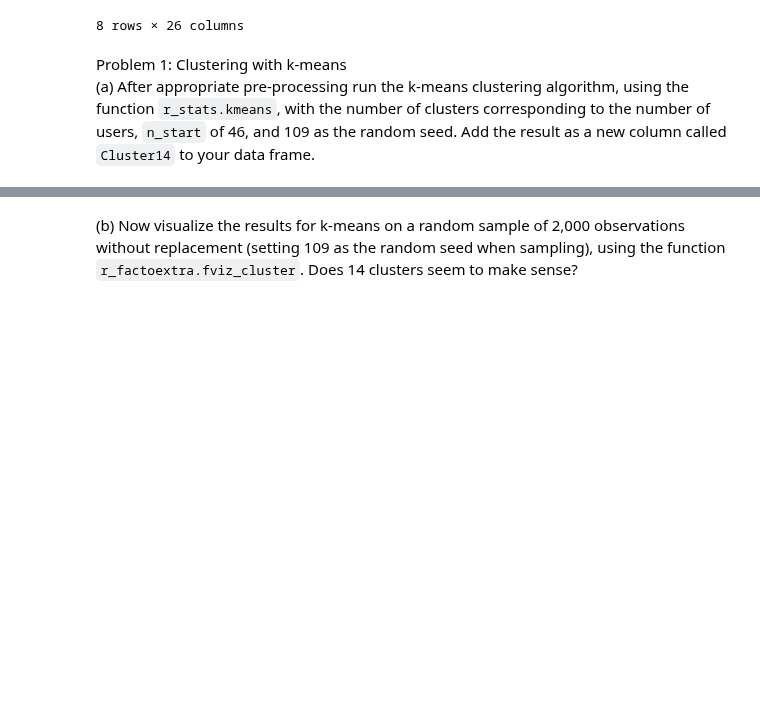
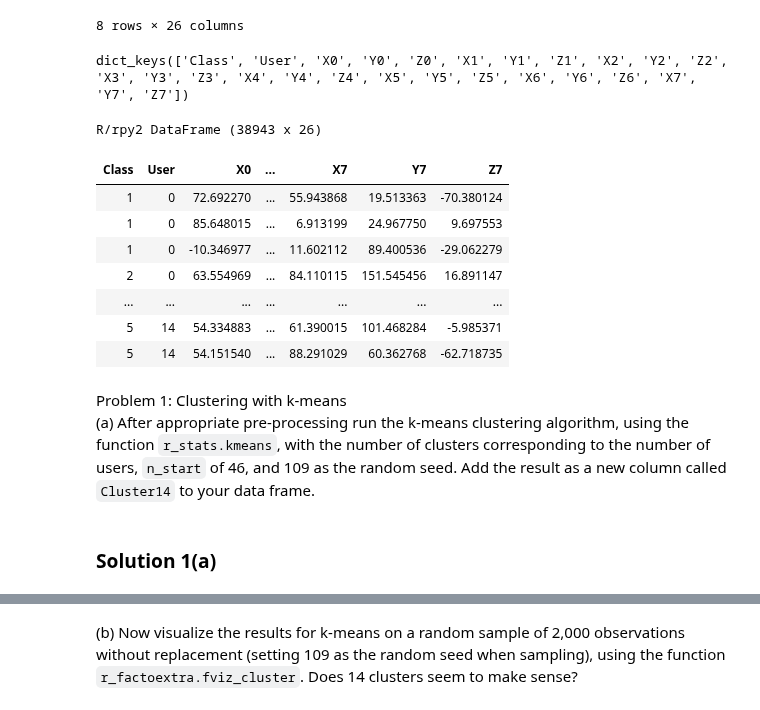
Before and after one commit to srk-apts/CS109B, a Jupyter notebook: HW/cs109b_hw5.ipynb, the cells around one changed output, grey strips where cells are left out. Cells and saved outputs as stored; diff of their text form; code cells hidden in the pictures; blank space fills up the shorter version.

```diff
--- a/HW/cs109b_hw5.ipynb
+++ b/HW/cs109b_hw5.ipynb
@@ -152,10 +152,30 @@ postures_df.describe()
 | 75% | 5.000000 | 12.000000 | 77.390834 | 130.932659 | 7.998678 | 75.560564 | 131.729311 | 9.065824 | 74.435194 | 130.794462 | ... | ... |
 | max | 5.000000 | 14.000000 | 160.850926 | 169.175464 | 113.345119 | 158.783454 | 170.209350 | 104.697852 | 163.547310 | 168.186466 | ... | ... |
 8 rows × 26 columns
+# %%
+df_dict = dict(postures_df)
+df_dict.keys()
+# %% [output]
+dict_keys(['Class', 'User', 'X0', 'Y0', 'Z0', 'X1', 'Y1', 'Z1', 'X2', 'Y2', 'Z2', 'X3', 'Y3', 'Z3', 'X4', 'Y4', 'Z4', 'X5', 'Y5', 'Z5', 'X6', 'Y6', 'Z6', 'X7', 'Y7', 'Z7'])
+# %%
+r_postures_df = rpy2.robjects.DataFrame(df_dict)
+r_postures_df
+# %% [output]
+R/rpy2 DataFrame (38943 x 26)
+| Class | User | X0 | ... | X7 | Y7 | Z7 |
+| 1 | 0 | 72.692270 | ... | 55.943868 | 19.513363 | -70.380124 |
+| 1 | 0 | 85.648015 | ... | 6.913199 | 24.967750 | 9.697553 |
+| 1 | 0 | -10.346977 | ... | 11.602112 | 89.400536 | -29.062279 |
+| 2 | 0 | 63.554969 | ... | 84.110115 | 151.545456 | 16.891147 |
+| ... | ... | ... | ... | ... | ... | ... |
+| 5 | 14 | 54.334883 | ... | 61.390015 | 101.468284 | -5.985371 |
+| 5 | 14 | 54.151540 | ... | 88.291029 | 60.362768 | -62.718735 |
 # %% [markdown]
 <div class='exercise'>Problem 1: Clustering with k-means </div>
 
 (a) After appropriate pre-processing run the k-means clustering algorithm, using the function `r_stats.kmeans`, with the number of clusters corresponding to the number of users, `n_start` of 46, and 109 as the random seed. Add the result as a new column called `Cluster14` to your data frame.
+# %% [markdown]
+### Solution 1(a)
 # %%
 clusters = len(postures_df['User'].unique())
 # %%
```
Also changed, not shown: parts of 7 cells of this notebook.
